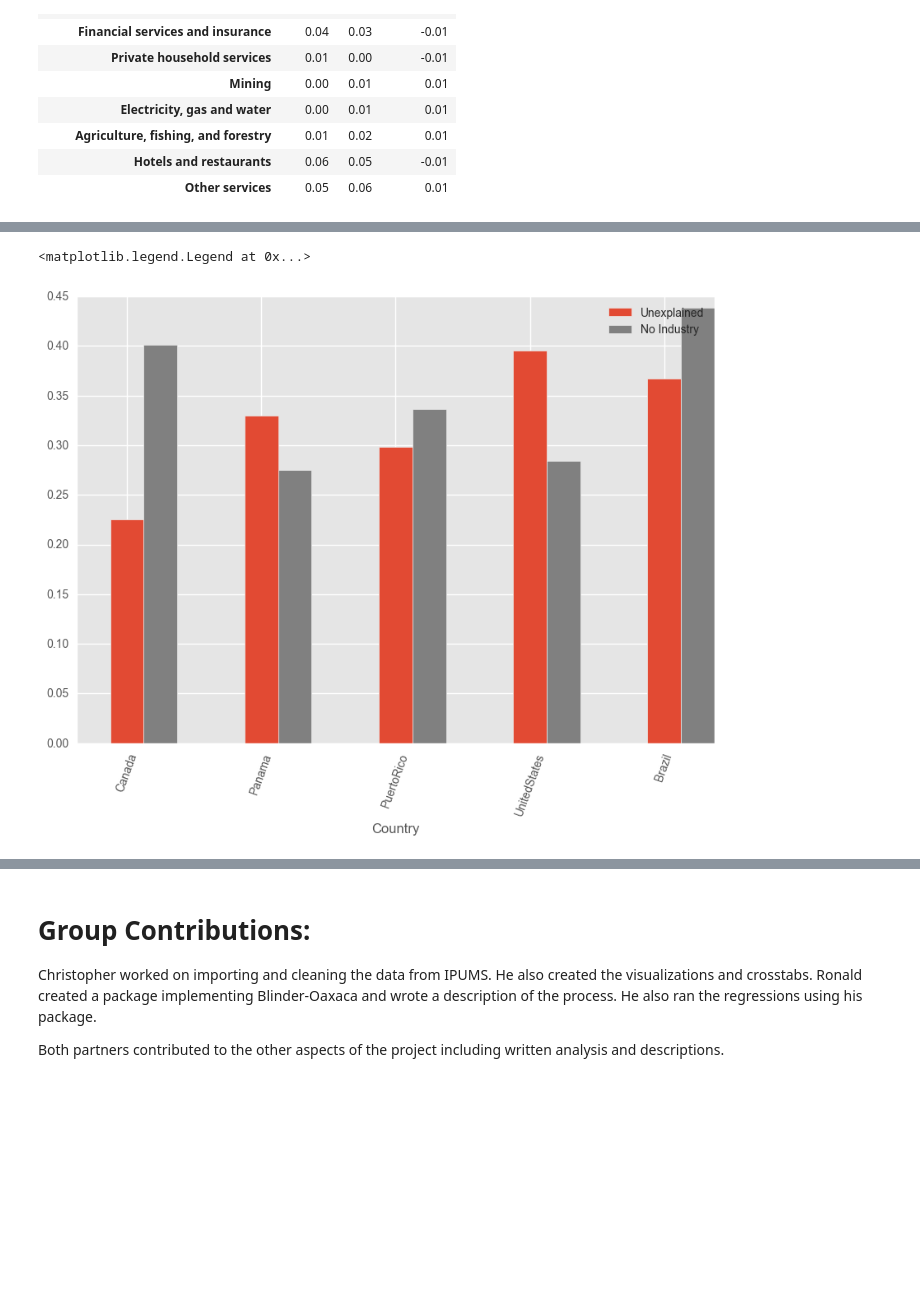
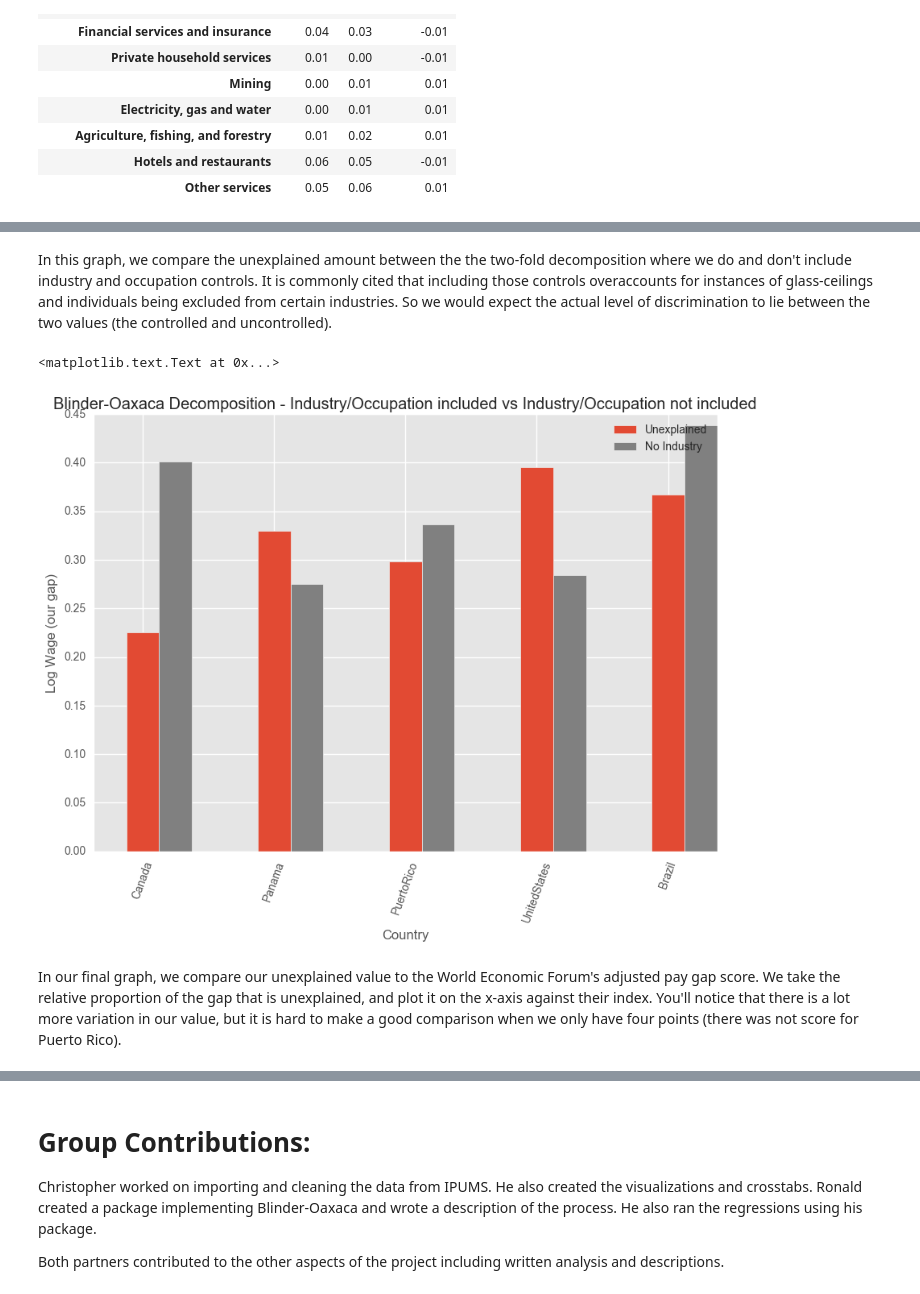
Before and after one commit to chrisdfong/Gender-Pay-Gap-Analysis, a Jupyter notebook: Project.ipynb, the cells around one changed output, grey strips where cells are left out. Saved outputs shown, nothing was run; the diff lists cells and outputs as text; code cells hidden in the pictures; blank space fills up the shorter version.

```diff
--- a/Project.ipynb
+++ b/Project.ipynb
@@ -734,7 +768,0 @@ plt.legend()
-# %%
-two_fold_no_industry = pd.read_csv('two_fold_no_industry.csv')
-two_fold_no_industry.index = two_fold_no_industry['Country']
-two_fold_no_industry[['Explained', 'Unexplained']].plot.bar(stacked=True, figsize=(10,7))
-plt.axhline(y=0, c='grey', linestyle='--')
-plt.bar(plt.xticks()[0]+.25, two_fold_no_industry['Gap'], width=.25, color='grey', label='Full Gap')
-plt.legend()
@@ -744,10 +769,16 @@ plt.legend()
+# %% [markdown]
+In this graph, we compare the unexplained  amount between the the two-fold decomposition where we do and don't include industry and occupation controls. It is commonly cited that including those controls overaccounts for instances of glass-ceilings and individuals being excluded from certain industries. So we would expect the actual level of discrimination to lie between the two values (the controlled and uncontrolled).
 # %%
 two_fold[['Unexplained']].plot.bar(figsize=(10,7), label='Including Industry', width=.25)
 plt.bar(plt.xticks()[0]+.125, two_fold_no_industry['Unexplained'], width=.25, color='grey', label='No Industry')
 plt.xticks(rotation=70)
+plt.ylabel('Log Wage (our gap)')
 plt.legend()
+plt.title('Blinder-Oaxaca Decomposition - Industry/Occupation included vs Industry/Occupation not included')
 # %% [output]
-<matplotlib.legend.Legend at 0x...>
+<matplotlib.text.Text at 0x...>
-[figure, old version]
+[figure, new version]
+# %% [markdown]
+In our final graph, we compare our unexplained value to the World Economic Forum's adjusted pay gap score. We take the relative proportion of the gap that is unexplained, and plot it on the x-axis against their index. You'll notice that there is a lot more variation in our value, but it is hard to make a good comparison when we only have four points (there was not score for Puerto Rico).
 # %%
 WEF_2016 = pd.read_csv("WEF.csv")[['Country', 'score']]
```
Also changed, not shown: parts of 38 cells of this notebook.
